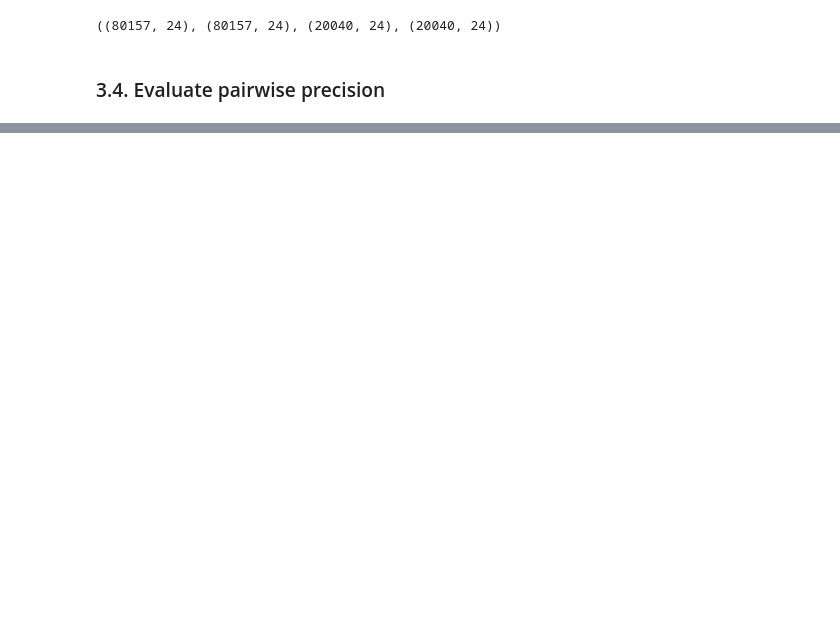
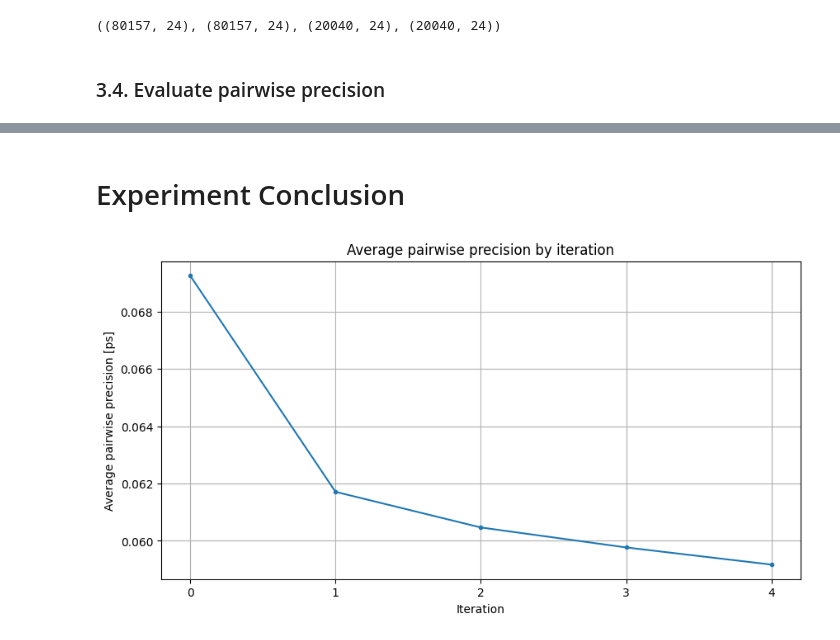
Before and after one commit to MatiXOfficial/pps-timing-ml, a Jupyter notebook: notebooks/neural_networks/iterative_train_improve/iti_experiments.ipynb, the cells around one changed output, grey strips where cells are left out. Cells and saved outputs as stored; diff of their text form; code cells hidden in the pictures; blank space fills up the shorter version.

Commit message:
Completed ITI experiments

```diff
--- a/notebooks/neural_networks/iterative_train_improve/iti_experiments.ipynb
+++ b/notebooks/neural_networks/iterative_train_improve/iti_experiments.ipynb
@@ -208,3 +220,6 @@ x_val, y_val_t, y_val = build_nn_dataset(val_dataset)
 x_train.shape, x_val.shape, y_train.shape, y_val.shape
 # %% [output]
 ((80157, 24), (20040, 24), (80157, 24), (20040, 24))
+# %%
+avg_pairwise_prec_by_it: dict[int, float] = {}
+pairwise_prec_by_it: dict[int, dict] = {}
@@ -355,0 +469,13 @@ x_train_it3.shape, y_train_it3.shape, x_val_it3.shape, y_val_it3.shape
+# %% [markdown]
+# Experiment Conclusion
+# %%
+plt.figure(figsize=(10, 5))
+plt.plot(avg_pairwise_prec_by_it.keys(), avg_pairwise_prec_by_it.values(), marker='.')
+plt.xticks(list(avg_pairwise_prec_by_it.keys()))
+plt.title('Average pairwise precision by iteration')
+plt.xlabel('Iteration')
+plt.ylabel('Average pairwise precision [ps]')
+plt.grid()
+plt.show()
+# %% [output]
+[figure, added]
```
Also changed, not shown: parts of 23 cells of this notebook, 1 other file.
